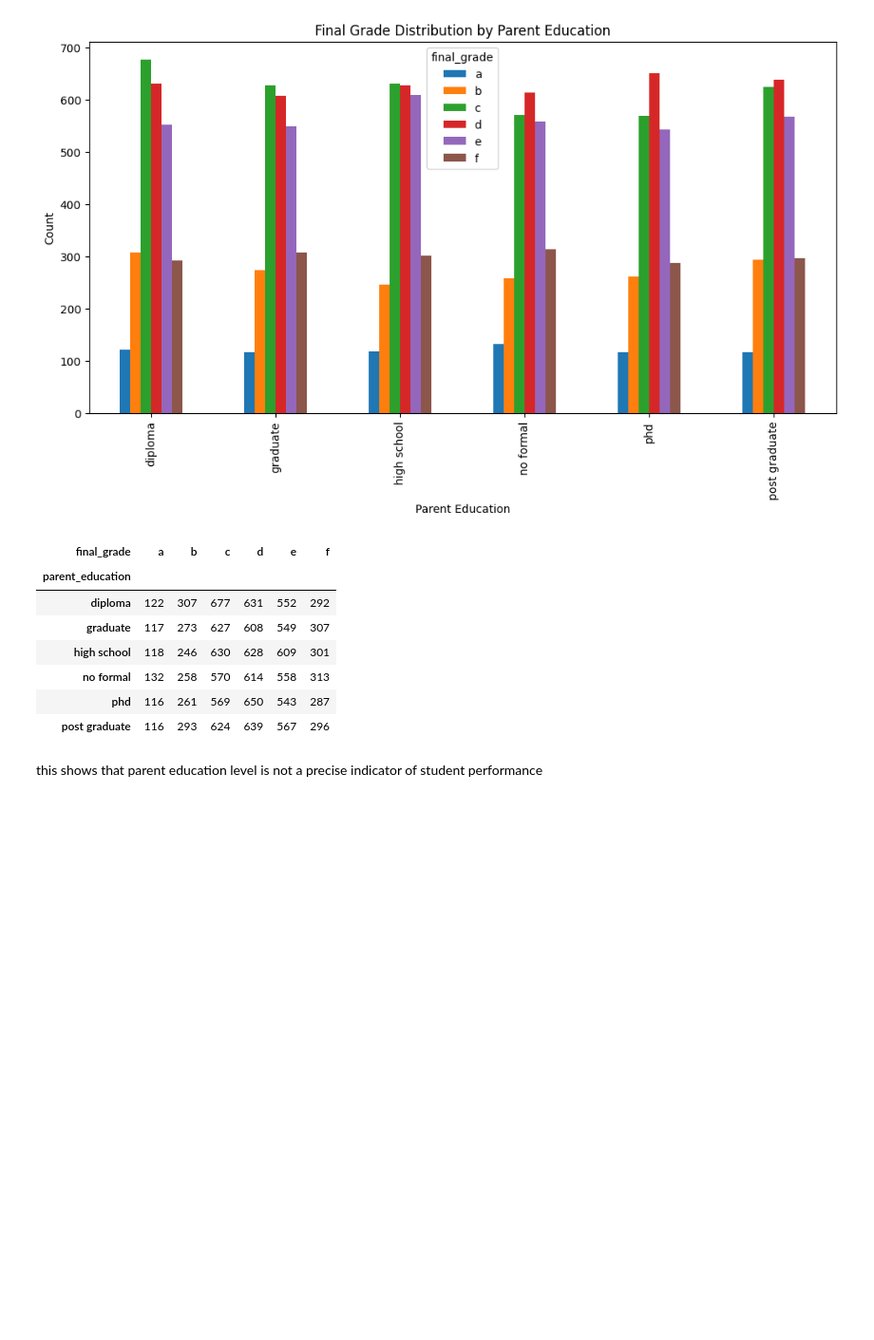
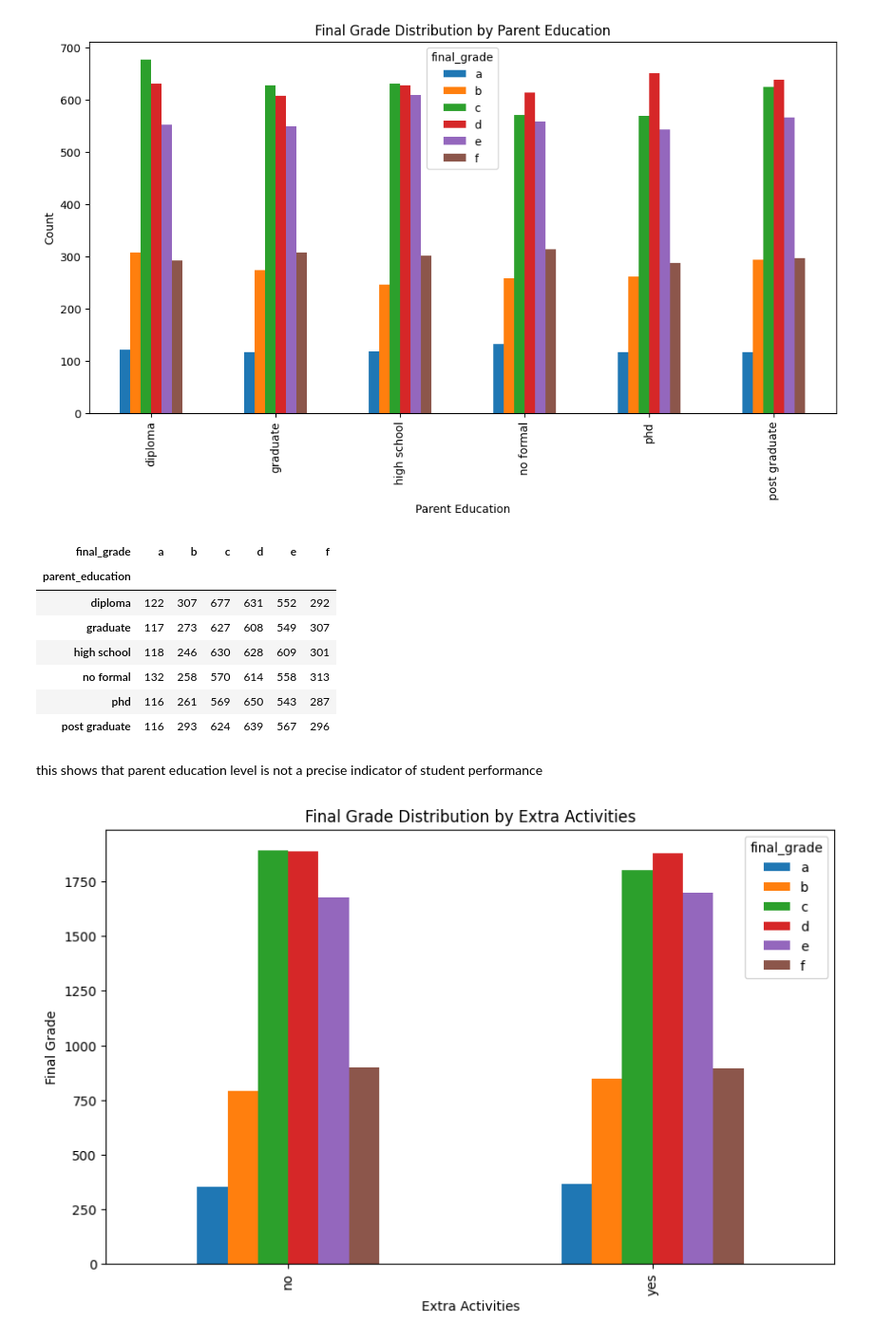
Before and after one commit to iiFouzi/Student-Preformance-Analysis, a Jupyter notebook: code/Student_analysis.ipynb, the cells around one changed output. Shown: that part at 95% size. Cells and saved outputs as stored; diff of their text form; code cells hidden in the pictures; blank space fills up the shorter version.

Commit message:
more plots

```diff
--- a/code/Student_analysis.ipynb
+++ b/code/Student_analysis.ipynb
@@ -267,6 +267,8 @@ grade_by_gender
 | male | 217 | 552 | 1231 | 1249 | 1137 | 593 |
 | other | 251 | 544 | 1193 | 1285 | 1157 | 612 |
 # %%
+df = df[df["study_method"] != "not es"]
+
 grade_by_parent_graduation = df.groupby('parent_education')['final_grade'].value_counts().unstack()
 grade_by_parent_graduation.plot(kind="bar", stacked=False, figsize=(12, 6))
 plt.title("Final Grade Distribution by Parent Education")
@@ -288,3 +290,12 @@ garde_by_parent_graduation
 | post graduate | 116 | 293 | 624 | 639 | 567 | 296 |
 # %% [markdown]
 this shows that parent education level is not a precise indicator of student performance
+# %%
+grade_by_extra_activity = df.groupby("extra_activities")["final_grade"].value_counts().unstack()
+grade_by_extra_activity.plot(kind="bar", figsize=(10, 6))
+plt.title("Final Grade Distribution by Extra Activities")
+plt.xlabel("Extra Activities")
+plt.ylabel("Final Grade")
+plt.show()
+# %% [output]
+[figure, added]
```
Also changed, not shown: parts of 5 cells of this notebook.
